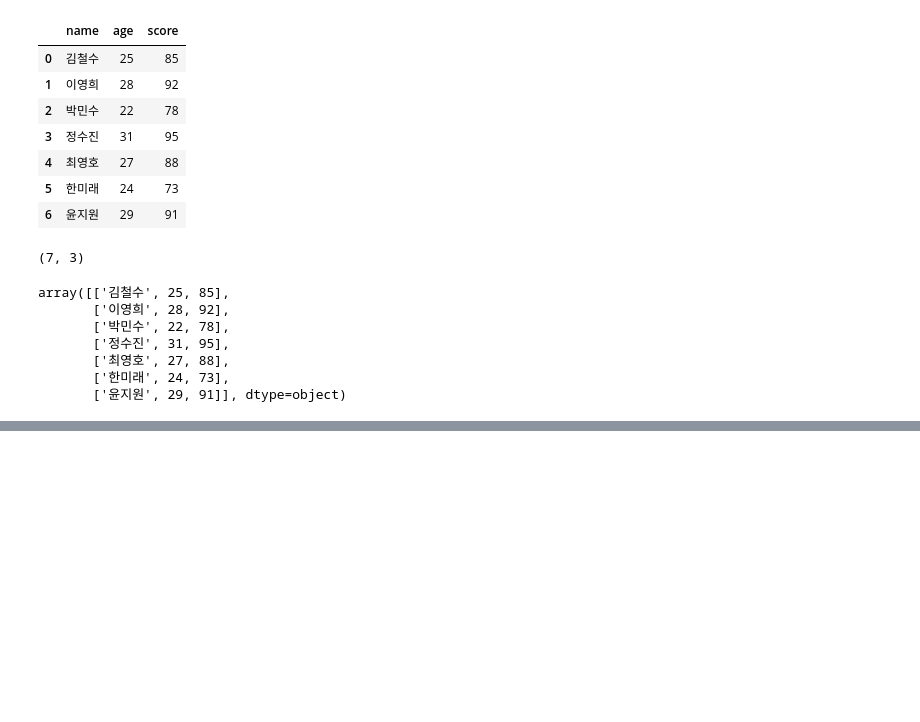
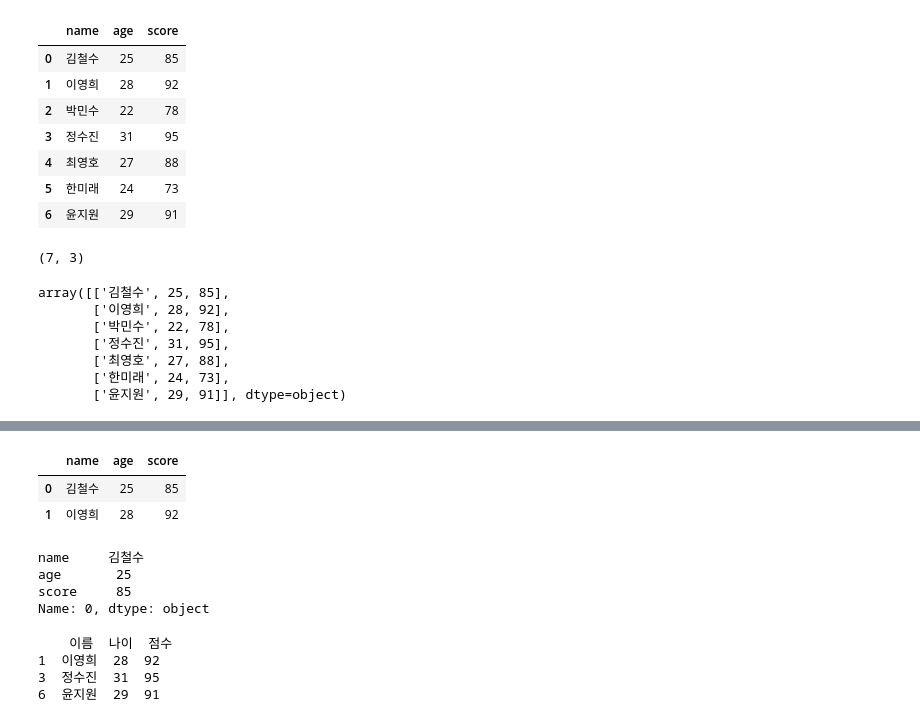
Before and after one commit to LYSS-LGU/3week-hipython, a Jupyter notebook: 13_판다스.ipynb, the cells around one changed output, grey strips where cells are left out. Drawn from its saved outputs; the diff is of its cells as text; code cells hidden in the pictures; blank space fills up the shorter version.

```diff
--- a/13_판다스.ipynb
+++ b/13_판다스.ipynb
@@ -394,0 +498,33 @@ array([['김철수', 25, 85],
+# %%
+df.iloc[0:2] # 행단위 슬라이싱 -1
+# %% [output]
+|  | name | age | score |
+| 0 | 김철수 | 25 | 85 |
+| 1 | 이영희 | 28 | 92 |
+# %%
+df.loc[0] #행단위는 iloc, 이름단위 loc
+# %% [output]
+name     김철수
+age       25
+score     85
+Name: 0, dtype: object
+# %%
+import pandas as pd
+
+data = {
+    '이름': ['김철수', '이영희', '박민수', '정수진', '최영호', '한미래', '윤지원'],
+    '나이': [25, 28, 22, 31, 27, 24, 29],
+    '점수': [85, 92, 78, 95, 88, 73, 91]
+}
+df = pd.DataFrame(data)
+df
+
+# 점수 > 90인 행 추출
+
+high_score_df = df[df["점수"] > 90]
+print(high_score_df)
+# %% [output]
+    이름  나이  점수
+1  이영희  28  92
+3  정수진  31  95
+6  윤지원  29  91
```
Also changed, not shown: parts of 9 cells of this notebook, 1 other file.
